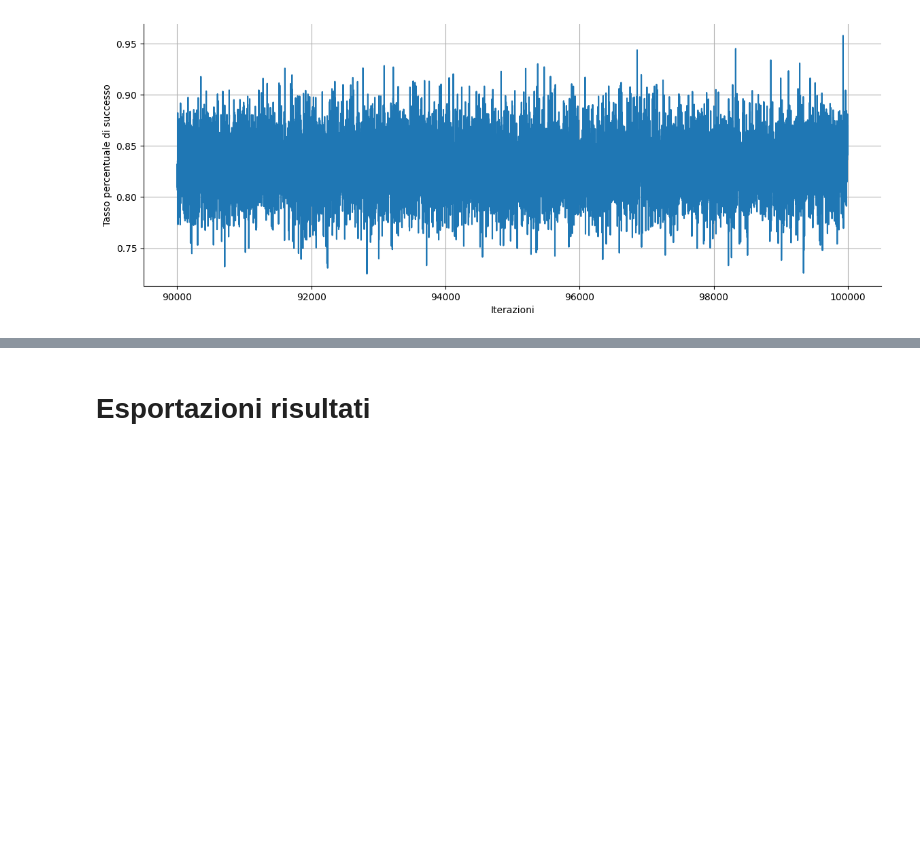
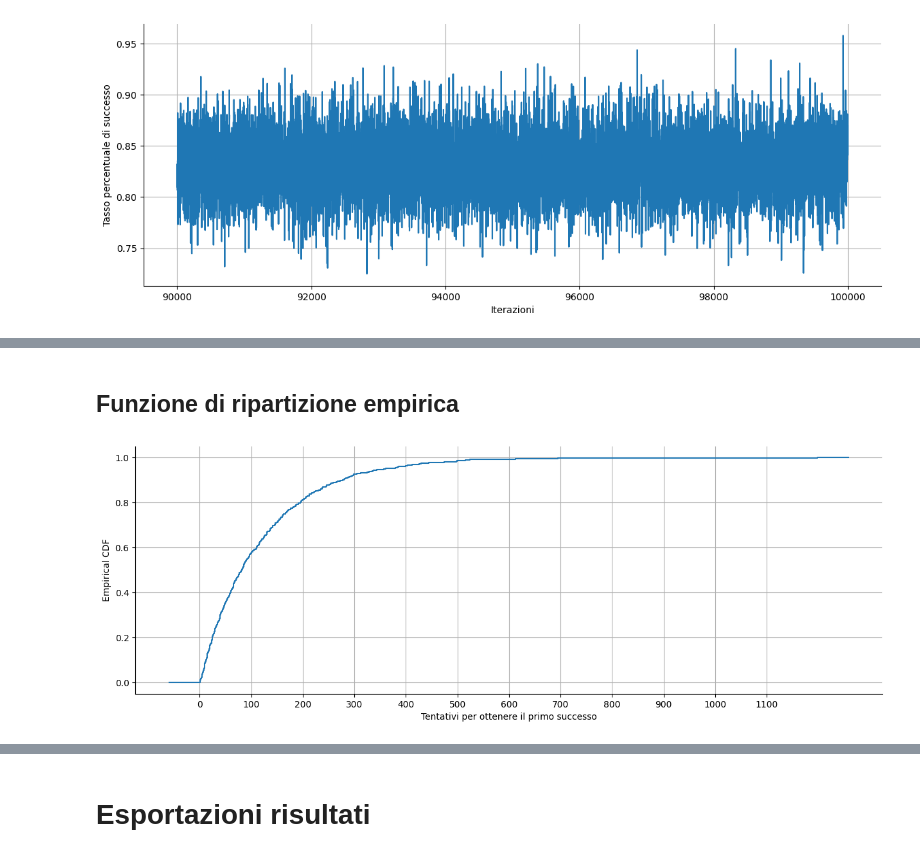
Before and after one commit to mattiamanna2203/Solitario123, a Jupyter notebook: 123.ipynb, the cells around one changed output, grey strips where cells are left out. Drawn from its saved outputs; the diff is of its cells as text; code cells hidden in the pictures; blank space fills up the shorter version.

Commit message:
Update
Aggiunta ecdf, indagine sul primo successo e miglioria del codice.

```diff
--- a/123.ipynb
+++ b/123.ipynb
@@ -218,0 +250,15 @@ plt.show()
+# %%
+successi_dopo_quante_iterazioni = {}
+
+for i in tqdm(range(0,1000)):
+
+   prove = 0
+   while True:
+      prove += 1
+      if __simulazione_solitario123__() ==1:
+         successi_dopo_quante_iterazioni[i] = prove
+         break
+
+# Inserisco i risultati in un dataframe pandas per poterci lavorare meglio
+frequenze = pd.DataFrame(successi_dopo_quante_iterazioni.values(),columns=["Successi"])
+frequenze.reset_index(inplace=True)
@@ -218,0 +288,29 @@ plt.show()
+# %% [markdown]
+## Funzione di ripartizione empirica
+# %%
+res = scipy.stats.ecdf(frequenze['Successi']) # calcolare la ecdf tramite scipy
+
+# Plottare la ecdf
+fig = plt.figure(figsize=(15, 5))
+ax = plt.subplot()
+res.cdf.plot(ax)
+plt.xlabel('Tentativi per ottenere il primo successo')
+plt.ylabel('Empirical CDF')
+
+sns.despine()
+plt.grid()
+plt.xticks([i for i in range(0,max(frequenze['Successi']),100)])
+path_figura = f"{path_risultati}/Immagini/ECDF_PrimoSuccesso.png"
+fig.savefig(path_figura, bbox_inches="tight",dpi=300) # Salvare una figura
+doc.image(path=path_figura,
+          scale=0.51,
+          title = "Funzione di ripartizione empirica - numero di tentativi per il primo successo",
+          titolo_alto =True,
+          numerare_figura = True,
+          centering=True,
+          offset = 0
+          )
+
+plt.show()
+# %% [output]
+[figure, added]
```
Also changed, not shown: parts of 21 cells of this notebook, 3 other files.
